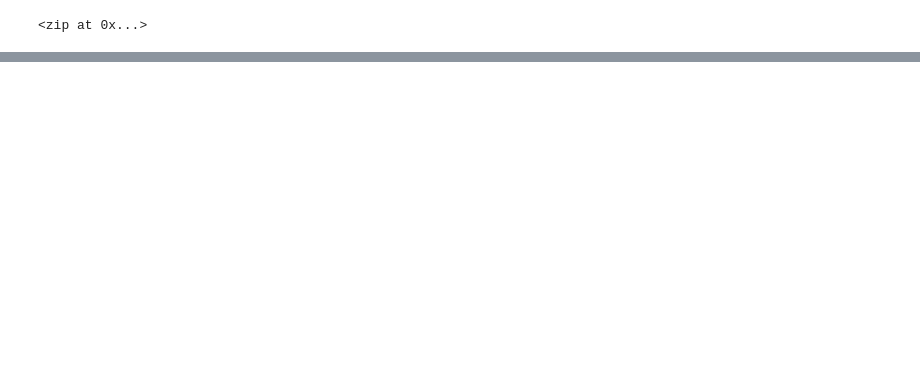
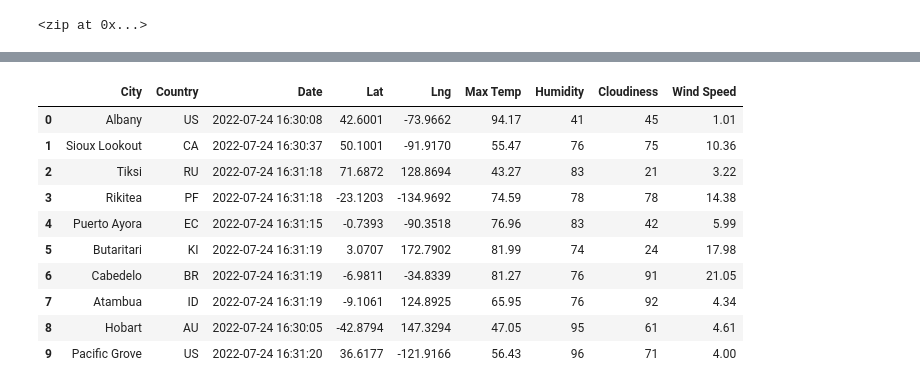
Before and after one commit to mitchellfagert/World_Weather_Analysis, a Jupyter notebook: WeatherPy.ipynb, the cells around one changed output, grey strips where cells are left out. Cells and saved outputs as stored; diff of their text form; code cells hidden in the pictures; blank space fills up the shorter version.

Commit message:
Modifying .gitignore and adding WeatherPy file.

```diff
--- a/WeatherPy.ipynb
+++ b/WeatherPy.ipynb
@@ -56,0 +57,14 @@ len(cities)
+# %%
+#Import the requests library.
+import requests
+
+#Import the API key.
+from config import weather_api_key
+
+# Starting URL for Weather Map API Call.
+
+url = "http://api.openweathermap.org/data/2.5/weather?units=Imperial&APPID=" + weather_api_key
+
+#Import the time library and the datetime module from the datetime library
+import time
+from datetime import datetime
@@ -56,0 +152,19 @@ len(cities)
+# %%
+# Convert the array of dictionaries to a Pandas DataFrame.
+city_data_df = pd.DataFrame(city_data)
+#Reorder the colums
+new_column_order = ["City", "Country", "Date", "Lat", "Lng", "Max Temp", "Humidity", "Cloudiness", "Wind Speed"]
+city_data_df = city_data_df[new_column_order]
+city_data_df.head(10)
+# %% [output]
+|  | City | Country | Date | Lat | Lng | Max Temp | Humidity | Cloudiness | Wind Speed |
+| 0 | Albany | US | 2022-07-24 16:30:08 | 42.6001 | -73.9662 | 94.17 | 41 | 45 | 1.01 |
+| 1 | Sioux Lookout | CA | 2022-07-24 16:30:37 | 50.1001 | -91.9170 | 55.47 | 76 | 75 | 10.36 |
+| 2 | Tiksi | RU | 2022-07-24 16:31:18 | 71.6872 | 128.8694 | 43.27 | 83 | 21 | 3.22 |
+| 3 | Rikitea | PF | 2022-07-24 16:31:18 | -23.1203 | -134.9692 | 74.59 | 78 | 78 | 14.38 |
+| 4 | Puerto Ayora | EC | 2022-07-24 16:31:15 | -0.7393 | -90.3518 | 76.96 | 83 | 42 | 5.99 |
+| 5 | Butaritari | KI | 2022-07-24 16:31:19 | 3.0707 | 172.7902 | 81.99 | 74 | 24 | 17.98 |
+| 6 | Cabedelo | BR | 2022-07-24 16:31:19 | -6.9811 | -34.8339 | 81.27 | 76 | 91 | 21.05 |
+| 7 | Atambua | ID | 2022-07-24 16:31:19 | -9.1061 | 124.8925 | 65.95 | 76 | 92 | 4.34 |
+| 8 | Hobart | AU | 2022-07-24 16:30:05 | -42.8794 | 147.3294 | 47.05 | 95 | 61 | 4.61 |
+| 9 | Pacific Grove | US | 2022-07-24 16:31:20 | 36.6177 | -121.9166 | 56.43 | 96 | 71 | 4.00 |
```
Also changed, not shown: parts of 4 cells of this notebook, 1 other file.
